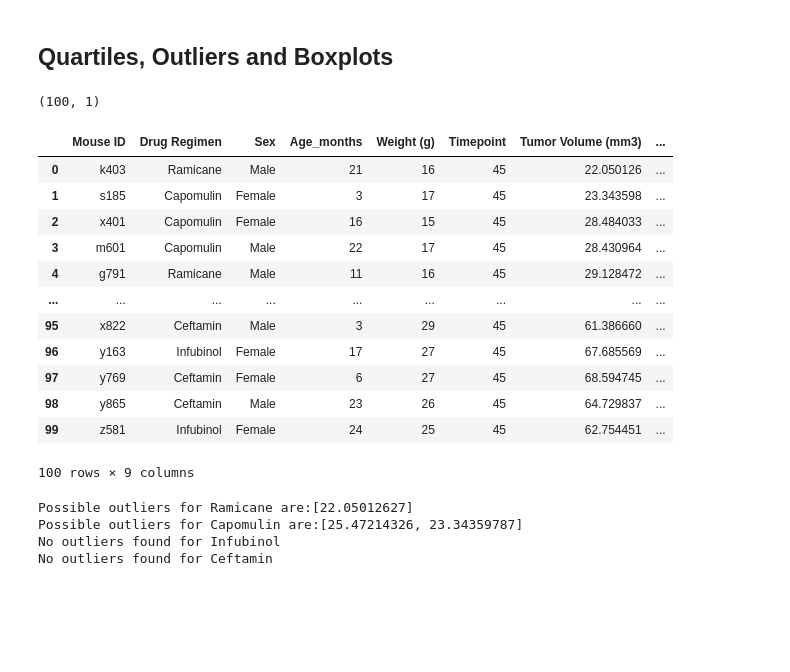
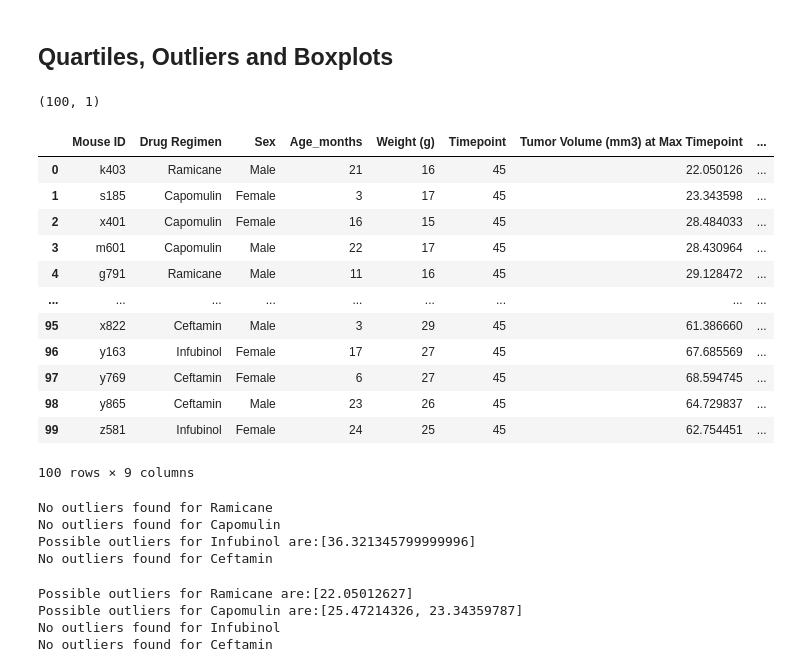
Before and after one commit to kunaual/matplotlib-challenge, a Jupyter notebook: Pymaceuticals/pymaceuticals.ipynb, the cells around one changed output. Cells and saved outputs as stored; diff of their text form; code cells hidden in the pictures; blank space fills up the shorter version.

```diff
--- a/Pymaceuticals/pymaceuticals.ipynb
+++ b/Pymaceuticals/pymaceuticals.ipynb
@@ -222,22 +222,22 @@ plt.show()
 # %%
 #try blow w/just a df of just the 4 treatments
 # Capomulin, Ramicane, Infubinol, and Ceftamin
 fourTrtmts_df = mouseStudCl_df.loc[(mouseStudCl_df["Drug Regimen"]=="Capomulin")|(mouseStudCl_df["Drug Regimen"]=="Ramicane")|(mouseStudCl_df["Drug Regimen"]=="Infubinol")|(mouseStudCl_df["Drug Regimen"]=="Ceftamin")]
 #print(fourTrtmts_df)
 timepointMax_gb=pd.DataFrame(fourTrtmts_df.groupby(["Mouse ID","Drug Regimen"]).Timepoint.max()).rename(columns={"Timepoint":"Max_Timepoint"})
 print(timepointMax_gb.shape)  #100 rows
 
 #fourTrtmts_df = pd.merge(fourTrtmts_df,timepointMax_gb, on ="Mouse ID")
 #thing.loc[thing["Max_Timepoint"]!=45]
 #thing.loc[thing["Mouse ID"]=="x226"]
-#fourTrtmts_df
+#print(fourTrtmts_df.loc[fourTrtmts_df["Mouse ID"]=="x822"])
 
 # Merge this group df with the original dataframe to get the tumor volume at the last timepoint
 maxtimepoint_df=pd.merge(fourTrtmts_df,timepointMax_gb, left_on = ["Mouse ID","Timepoint"],right_on = ["Mouse ID","Max_Timepoint"])
-maxtimepoint_df  #100 rows as expected.
+maxtimepoint_df.rename(columns={"Tumor Volume (mm3)":"Tumor Volume (mm3) at Max Timepoint"})  #100 rows as expected.
 # %% [output]
 (100, 1)
-|  | Mouse ID | Drug Regimen | Sex | Age_months | Weight (g) | Timepoint | Tumor Volume (mm3) | ... |
+|  | Mouse ID | Drug Regimen | Sex | Age_months | Weight (g) | Timepoint | Tumor Volume (mm3) at Max Timepoint | ... |
 | 0 | k403 | Ramicane | Male | 21 | 16 | 45 | 22.050126 | ... |
 | 1 | s185 | Capomulin | Female | 3 | 17 | 45 | 23.343598 | ... |
 | 2 | x401 | Capomulin | Female | 16 | 15 | 45 | 28.484033 | ... |
@@ -251,15 +251,15 @@ maxtimepoint_df  #100 rows as expected.
 | 99 | z581 | Infubinol | Female | 24 | 25 | 45 | 62.754451 | ... |
 100 rows × 9 columns
 # %%
-#todo ... think this box isn't needed anymore... think just need data for the 4 drugs, not whole study df
+#fuck around box#todo ... think this box isn't needed anymore... think just need data for the 4 drugs, not whole study df
 # Calculate the final tumor volume of each mouse across four of the treatment regimens:
 # Capomulin, Ramicane, Infubinol, and Ceftamin
 
 # Start by getting the last (greatest) timepoint for each mouse
-mouseDrug_gb=pd.DataFrame(mouseStudCl_df.groupby(["Mouse ID","Drug Regimen"]).Timepoint.max())
-mouseDrug_gb
-#create df w/same index as gb
-mouseDrugIndx_df = mouseStudCl_df.set_index(['Mouse ID','Drug Regimen'])#reindex(columns =["Mouse ID","Drug Regimen"])  this just made a df of the 2 columns
+#mouseDrug_gb=pd.DataFrame(mouseStudCl_df.groupby(["Mouse ID","Drug Regimen"]).Timepoint.max())
+#mouseDrug_gb
+#3#create df w/same index as gb
+#mouseDrugIndx_df = mouseStudCl_df.set_index(['Mouse ID','Drug Regimen'])#reindex(columns =["Mouse ID","Drug Regimen"])  this just made a df of the 2 columns
 #mouseDrugIndx_df
 #mouseDrug_gb
 
@@ -268,5 +268,40 @@ mouseDrugIndx_df = mouseStudCl_df.set_index(['Mouse ID','Drug Regimen'])#reindex
 # Merge this group df with the original dataframe to get the tumor volume at the last timepoint
 #mouseDrugIndx_df["last_timepoint"]=mouseDrug_gb["Timepoint"]
 #wtf = [[mouse[""]] for mouse in mouseDrugIndx_df]
+maxtimepoint_df["Drug Regimen"].unique().tolist()
+treatment_list=maxtimepoint_df["Drug Regimen"].unique().tolist()
+#print(fourTrtmts_df["Drug Regimen"].value_counts())#178-230 for each one
+# Create empty list to fill with tumor vol data (for plotting)
+tumorVol_list=[]   #I don't get what this is for...
+newtry=[]
+# Calculate the IQR and quantitatively determine if there are any potential outliers.
+#todo... need to put this in a dataframe
+for drug in treatment_list:
+    # Locate the rows which contain mice on each drug and get the tumor volumes
+    #print(drug)
+    #print(fourTrtmts_df["Tumor Volume (mm3)"].loc[fourTrtmts_df["Drug Regimen"]==drug]) #fourTrtmts_df[["Drug Regimen"]["Tumor Volume (mm3)"]].loc[fourTrtmts_df["Drug Regimen"]==drug])
+    #tumorVol_list.append([drug,fourTrtmts_df["Tumor Volume (mm3)"].loc[fourTrtmts_df["Drug Regimen"]==drug]])
+    tumorVol_List=maxtimepoint_df["Tumor Volume (mm3)"].loc[maxtimepoint_df["Drug Regimen"]==drug]
+    newtry=[drug,[maxtimepoint_df["Tumor Volume (mm3)"].loc[maxtimepoint_df["Drug Regimen"]==drug]]]
+    quartiles = tumorVol_List.quantile([.25,.5,.75])
+    lowerq = quartiles[0.25]
+    upperq = quartiles[0.75]
+    iqr = upperq-lowerq
+    lower_bound = lowerq - (1.5*iqr)
+    upper_bound = upperq + (1.5*iqr)
+
+
+    #look for possible outliers (tumer values that are below the lower bound or above the upper bound)
+    possibleOutliers=maxtimepoint_df["Tumor Volume (mm3)"].loc[((maxtimepoint_df["Drug Regimen"]==drug)&(maxtimepoint_df["Tumor Volume (mm3)"]<lower_bound)
+                                                   |(maxtimepoint_df["Drug Regimen"]==drug)&(maxtimepoint_df["Tumor Volume (mm3)"]>upper_bound))].tolist()
+    if len(possibleOutliers)==0:
+        print(f"No outliers found for {drug}")
+    else:
+        print(f"Possible outliers for {drug} are:{possibleOutliers}")
+# %% [output]
+No outliers found for Ramicane
+No outliers found for Capomulin
+Possible outliers for Infubinol are:[36.321345799999996]
+No outliers found for Ceftamin
 # %%
 # Put treatments into a list for for loop (and later for plot labels)
```
Also changed, not shown: parts of 5 cells of this notebook, 1 other file.
